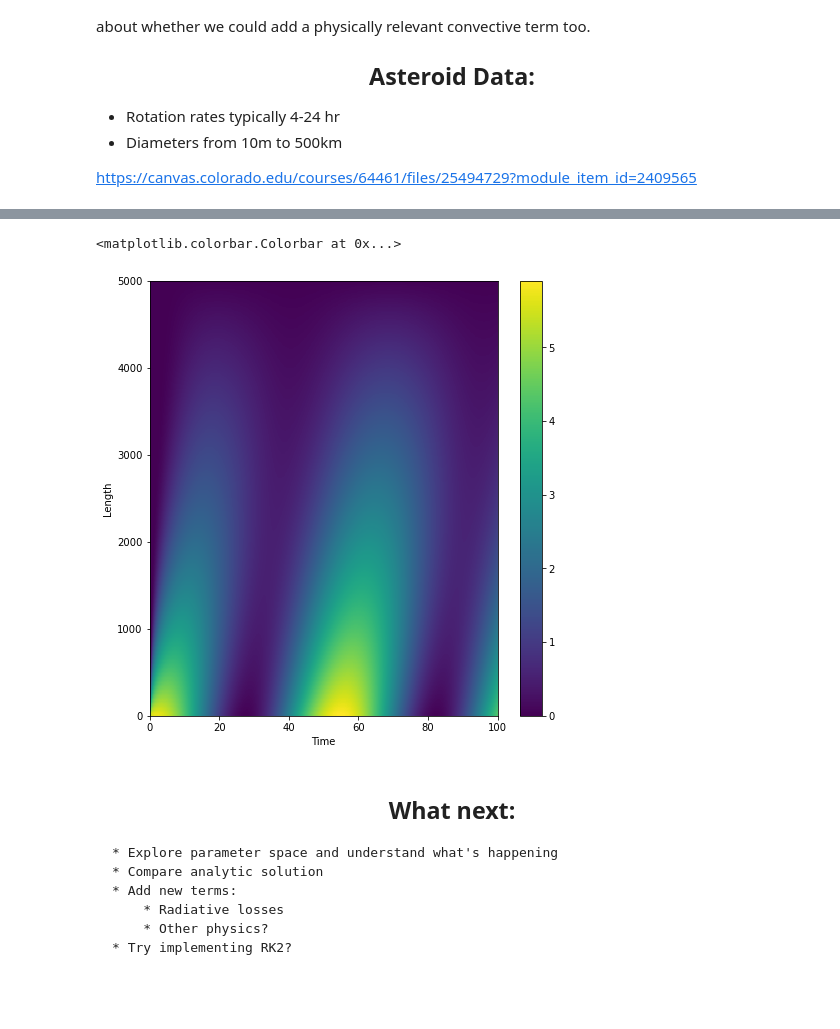
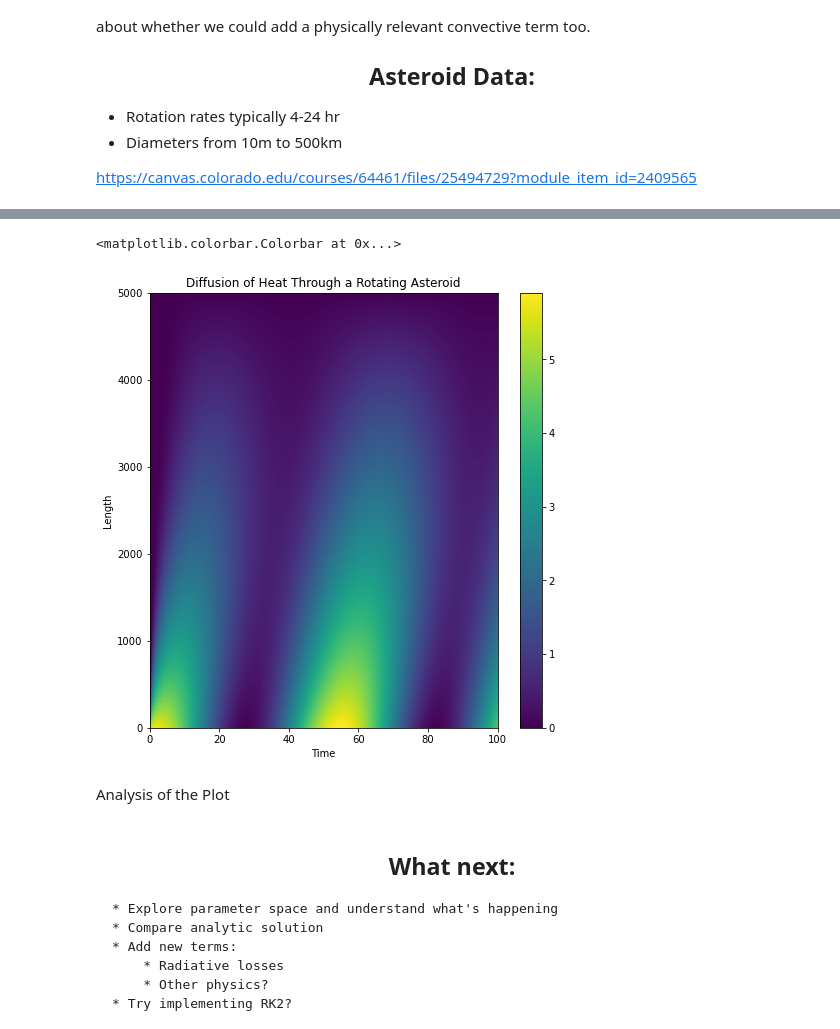
Before and after one commit to mnkenny/CompPhysFinalProject_AthayKenny, a Jupyter notebook: Documents/Classes/Spring2022/CompPhys/AsteroidPDESolver.ipynb, the cells around one changed output, grey strips where cells are left out. Cells and saved outputs as stored; diff of their text form; code cells hidden in the pictures; blank space fills up the shorter version.

```diff
--- a/Documents/Classes/Spring2022/CompPhys/AsteroidPDESolver.ipynb
+++ b/Documents/Classes/Spring2022/CompPhys/AsteroidPDESolver.ipynb
@@ -97,12 +157,15 @@ Condition on step sizes:  True
 # %%
 # For the following inputs: L=100, t_tot=5000, T0=3, kappa=2, dt=0.1, dz=1, omega=2.3e-3
 plt.figure(figsize=(8,8))
 plt.imshow(test[0].T, aspect=0.025,origin='lower',extent=(0,100,0,5000))
 plt.ylabel('Length'); plt.xlabel('Time')
+plt.title('Diffusion of Heat Through a Rotating Asteroid')
 plt.colorbar()
 # %% [output]
 <matplotlib.colorbar.Colorbar at 0x...>
-[figure, old version]
+[figure, new version]
+# %% [markdown]
+Analysis of the Plot
 # %% [markdown]
 ## <center> What next:
     * Explore parameter space and understand what's happening
```
Also changed, not shown: parts of 10 cells of this notebook.
